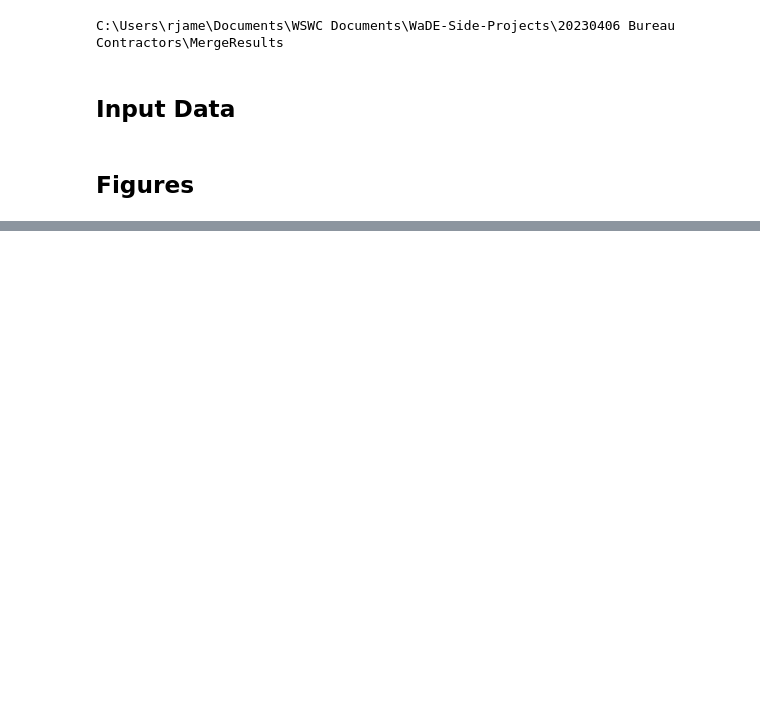
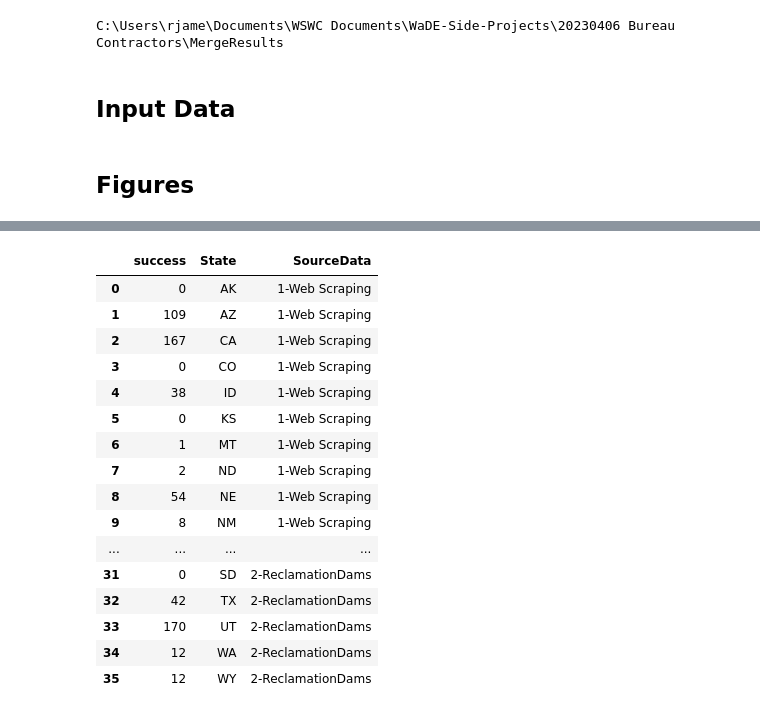
Before and after one commit to WSWCWaterDataExchange/WaDE-Side-Projects, a Jupyter notebook: 20230406 Bureau Contractors/MergeResults/JN_MergeAndCompareResults.ipynb, the cells around one changed output, grey strips where cells are left out. Cells and saved outputs as stored; diff of their text form; code cells hidden in the pictures; blank space fills up the shorter version.

```diff
--- a/20230406 Bureau Contractors/MergeResults/JN_MergeAndCompareResults.ipynb
+++ b/20230406 Bureau Contractors/MergeResults/JN_MergeAndCompareResults.ipynb
@@ -109,4 +109,24 @@ fig.show()
 fig.write_image('figures/result2.png', engine="kaleido")
 # %% [output]
 [interactive output not drawn]
+# %%
+dfres3
+# %% [output]
+|  | success | State | SourceData |
+| 0 | 0 | AK | 1-Web Scraping |
+| 1 | 109 | AZ | 1-Web Scraping |
+| 2 | 167 | CA | 1-Web Scraping |
+| 3 | 0 | CO | 1-Web Scraping |
+| 4 | 38 | ID | 1-Web Scraping |
+| 5 | 0 | KS | 1-Web Scraping |
+| 6 | 1 | MT | 1-Web Scraping |
+| 7 | 2 | ND | 1-Web Scraping |
+| 8 | 54 | NE | 1-Web Scraping |
+| 9 | 8 | NM | 1-Web Scraping |
+| ... | ... | ... | ... |
+| 31 | 0 | SD | 2-ReclamationDams |
+| 32 | 42 | TX | 2-ReclamationDams |
+| 33 | 170 | UT | 2-ReclamationDams |
+| 34 | 12 | WA | 2-ReclamationDams |
+| 35 | 12 | WY | 2-ReclamationDams |
 # %%
```
Also changed, not shown: parts of 1 cell of this notebook, 7 other files.
